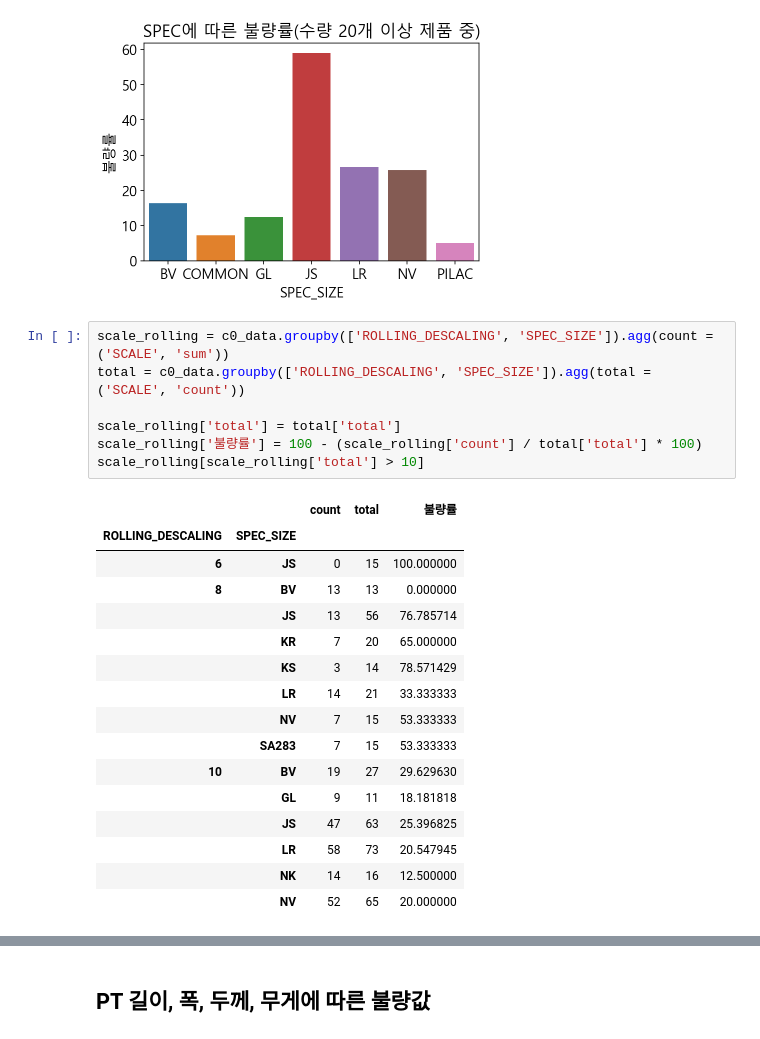
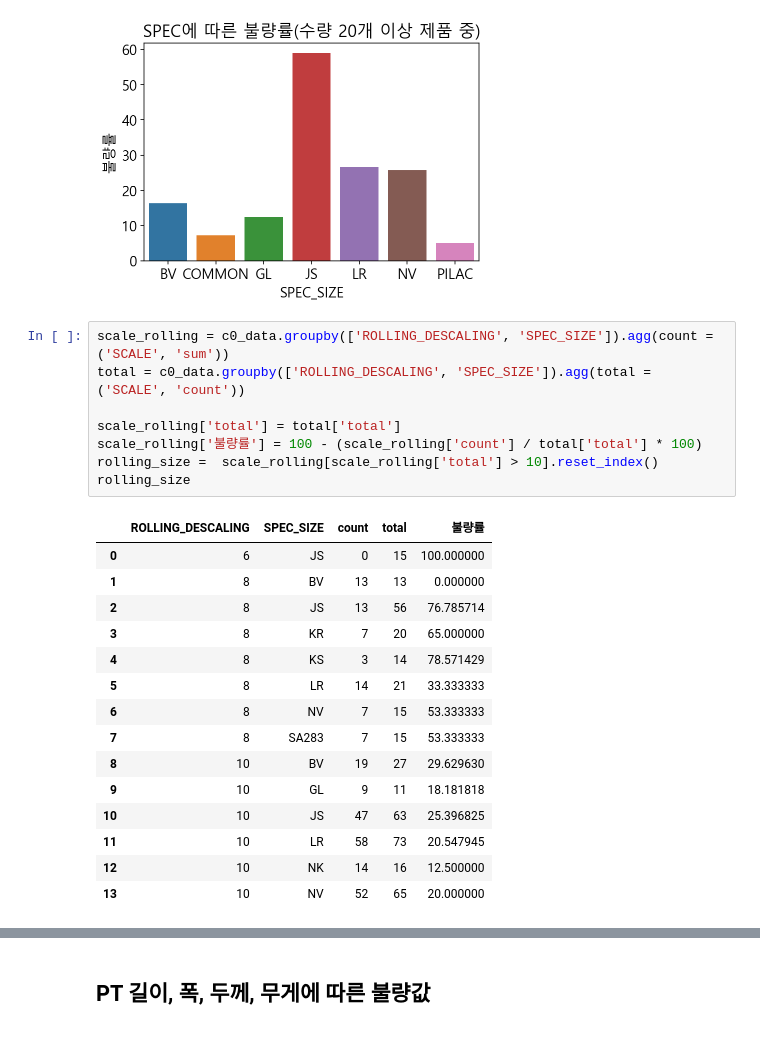
Before and after one commit to ManuSong/First-Project-8, a Jupyter notebook: 8조_프젝.ipynb, the cells around one changed output, grey strips where cells are left out. Drawn from its saved outputs; the diff is of its cells as text.

```diff
--- a/8조_프젝.ipynb
+++ b/8조_프젝.ipynb
@@ -336,24 +344,24 @@ Text(0.5, 1.0, 'SPEC에 따른 불량률(수량 20개 이상 제품 중)')
 # %%
 scale_rolling = c0_data.groupby(['ROLLING_DESCALING', 'SPEC_SIZE']).agg(count = ('SCALE', 'sum'))
 total = c0_data.groupby(['ROLLING_DESCALING', 'SPEC_SIZE']).agg(total = ('SCALE', 'count'))
 
 scale_rolling['total'] = total['total']
 scale_rolling['불량률'] = 100 - (scale_rolling['count'] / total['total'] * 100)
-scale_rolling[scale_rolling['total'] > 10]
+rolling_size =  scale_rolling[scale_rolling['total'] > 10].reset_index()
+rolling_size
 # %% [output]
-|  |  | count | total | 불량률 |
-| ROLLING_DESCALING | SPEC_SIZE |  |  |  |
-| 6 | JS | 0 | 15 | 100.000000 |
-| 8 | BV | 13 | 13 | 0.000000 |
-|  | JS | 13 | 56 | 76.785714 |
-|  | KR | 7 | 20 | 65.000000 |
-|  | KS | 3 | 14 | 78.571429 |
-|  | LR | 14 | 21 | 33.333333 |
-|  | NV | 7 | 15 | 53.333333 |
-|  | SA283 | 7 | 15 | 53.333333 |
-| 10 | BV | 19 | 27 | 29.629630 |
-|  | GL | 9 | 11 | 18.181818 |
-|  | JS | 47 | 63 | 25.396825 |
-|  | LR | 58 | 73 | 20.547945 |
-|  | NK | 14 | 16 | 12.500000 |
-|  | NV | 52 | 65 | 20.000000 |
+|  | ROLLING_DESCALING | SPEC_SIZE | count | total | 불량률 |
+| 0 | 6 | JS | 0 | 15 | 100.000000 |
+| 1 | 8 | BV | 13 | 13 | 0.000000 |
+| 2 | 8 | JS | 13 | 56 | 76.785714 |
+| 3 | 8 | KR | 7 | 20 | 65.000000 |
+| 4 | 8 | KS | 3 | 14 | 78.571429 |
+| 5 | 8 | LR | 14 | 21 | 33.333333 |
+| 6 | 8 | NV | 7 | 15 | 53.333333 |
+| 7 | 8 | SA283 | 7 | 15 | 53.333333 |
+| 8 | 10 | BV | 19 | 27 | 29.629630 |
+| 9 | 10 | GL | 9 | 11 | 18.181818 |
+| 10 | 10 | JS | 47 | 63 | 25.396825 |
+| 11 | 10 | LR | 58 | 73 | 20.547945 |
+| 12 | 10 | NK | 14 | 16 | 12.500000 |
+| 13 | 10 | NV | 52 | 65 | 20.000000 |
```
Also changed, not shown: parts of 17 cells of this notebook.
